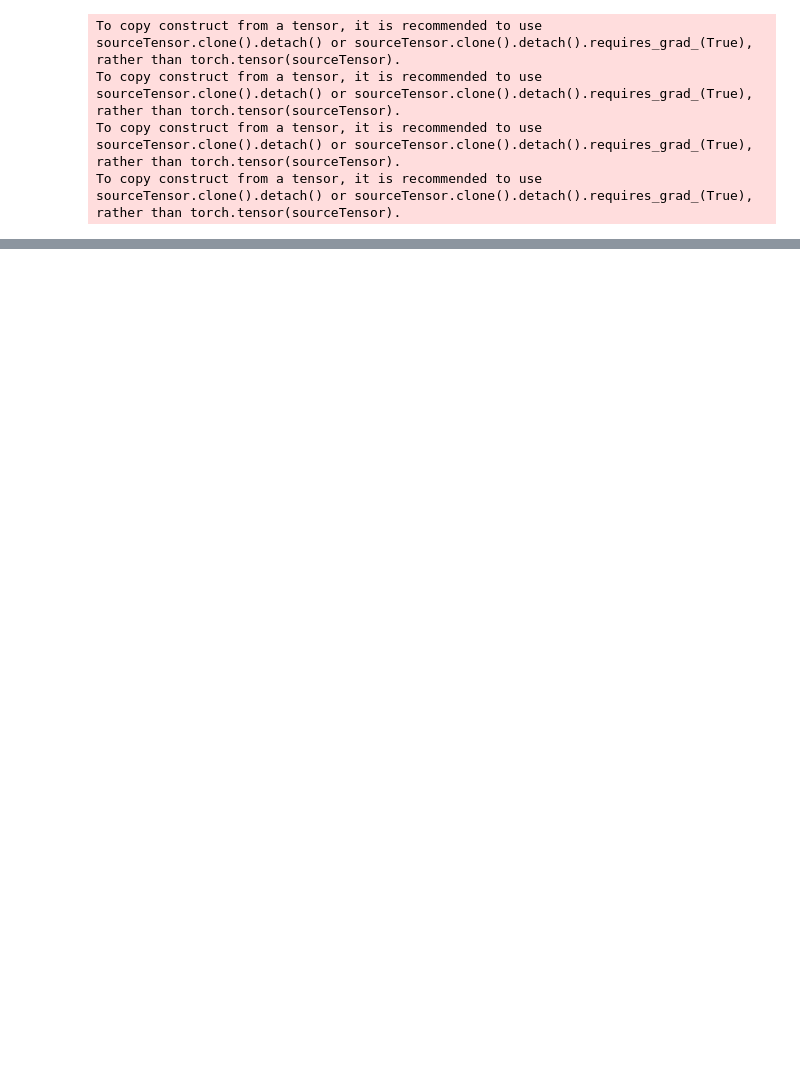
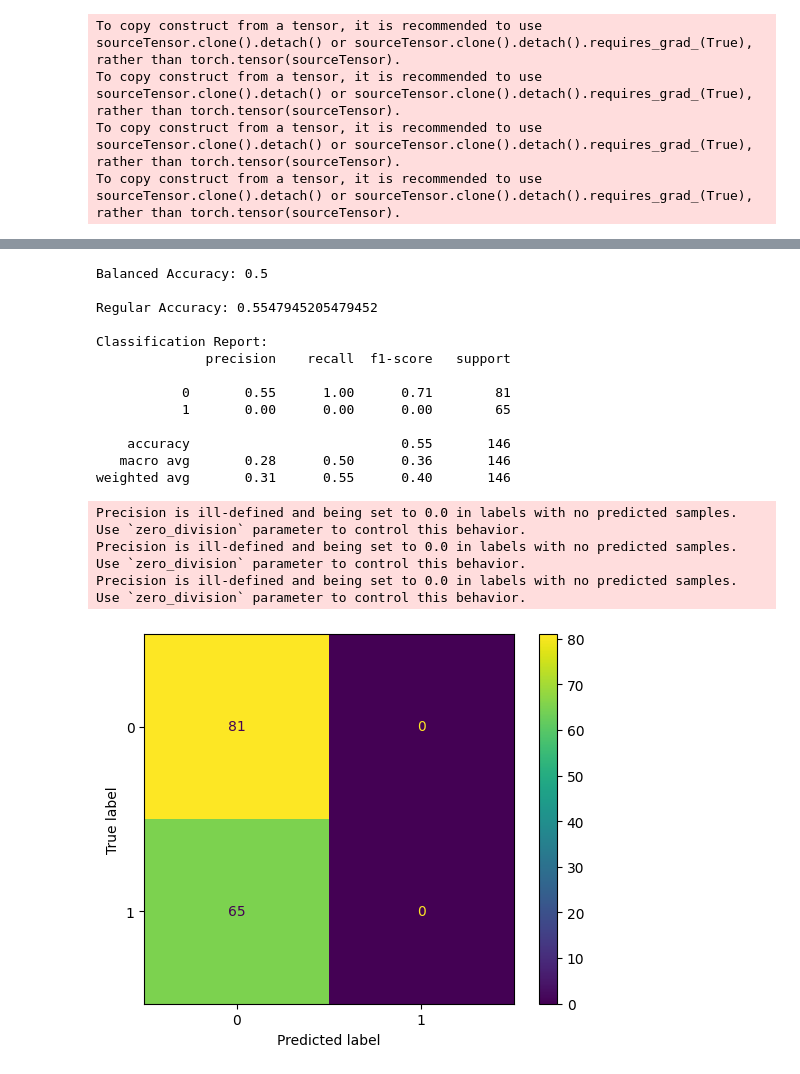
Before and after one commit to pultrini/Codes-IC, a Jupyter notebook: Classification Pytorch.ipynb, the cells around one changed output, grey strips where cells are left out. Cells and saved outputs as stored; diff of their text form; code cells hidden in the pictures; blank space fills up the shorter version.

```diff
--- a/Classification Pytorch.ipynb
+++ b/Classification Pytorch.ipynb
@@ -548,0 +670,37 @@ False
+# %%
+def evaluate_prediction(y_true, y_pred):
+
+    print('')
+    print('Balanced Accuracy:',ba(y_true, y_pred))
+    print('')
+    print('Regular Accuracy:', acc(y_true, y_pred))
+    print('')
+    print('Classification Report:')
+    print(cr(y_true, y_pred))
+
+    cm_matrix = cm(y_true, y_pred).astype(np.float32)
+
+    disp = cm_display(cm_matrix)
+    disp.plot()
+    plt.savefig('confusion_matrix.png')
+    plt.show()
+
+evaluate_prediction(y_true, y_pred)
+# %% [output]
+Balanced Accuracy: 0.5
+
+Regular Accuracy: 0.5547945205479452
+
+Classification Report:
+              precision    recall  f1-score   support
+
+           0       0.55      1.00      0.71        81
+           1       0.00      0.00      0.00        65
+
+    accuracy                           0.55       146
+   macro avg       0.28      0.50      0.36       146
+weighted avg       0.31      0.55      0.40       146
+Precision is ill-defined and being set to 0.0 in labels with no predicted samples. Use `zero_division` parameter to control this behavior.
+Precision is ill-defined and being set to 0.0 in labels with no predicted samples. Use `zero_division` parameter to control this behavior.
+Precision is ill-defined and being set to 0.0 in labels with no predicted samples. Use `zero_division` parameter to control this behavior.
+[figure, added]
```
Also changed, not shown: parts of 20 cells of this notebook, 2 other files.
